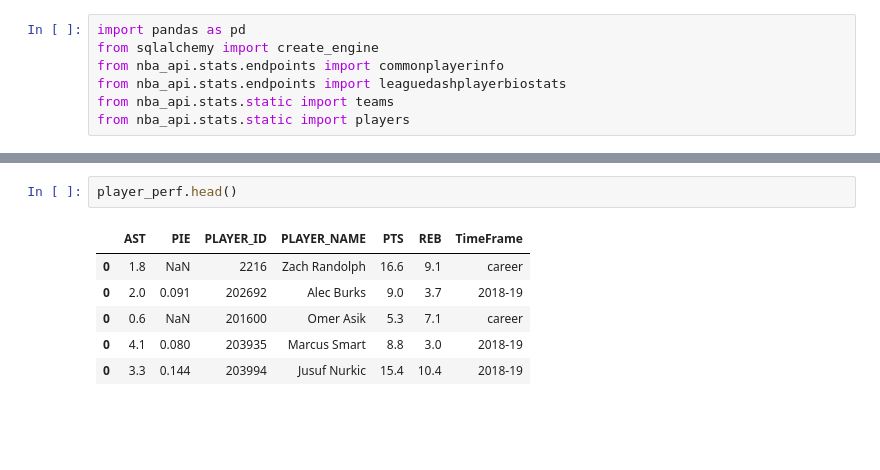
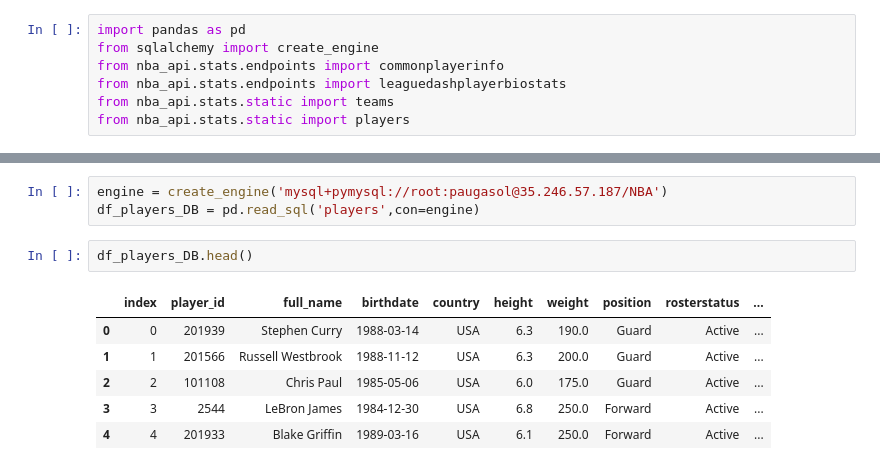
Before and after one commit to adriaferrer/Project3, a Jupyter notebook: Players_info.ipynb, the cells around one changed output, grey strips where cells are left out. Saved outputs shown, nothing was run; the diff lists cells and outputs as text; blank space fills up the shorter version.

Commit message:
tema info in players table

```diff
--- a/Players_info.ipynb
+++ b/Players_info.ipynb
@@ -66,9 +81,12 @@ To retain the current behavior and silence the warning, pass 'sort=True'.
+# %%
+engine = create_engine('mysql+pymysql://root:paugasol@35.246.57.187/NBA')
+df_players_DB = pd.read_sql('players',con=engine)
 # %%
-player_perf.head()
+df_players_DB.head()
 # %% [output]
-|  | AST | PIE | PLAYER_ID | PLAYER_NAME | PTS | REB | TimeFrame |
-| 0 | 1.8 | NaN | 2216 | Zach Randolph | 16.6 | 9.1 | career |
-| 0 | 2.0 | 0.091 | 202692 | Alec Burks | 9.0 | 3.7 | 2018-19 |
-| 0 | 0.6 | NaN | 201600 | Omer Asik | 5.3 | 7.1 | career |
-| 0 | 4.1 | 0.080 | 203935 | Marcus Smart | 8.8 | 3.0 | 2018-19 |
-| 0 | 3.3 | 0.144 | 203994 | Jusuf Nurkic | 15.4 | 10.4 | 2018-19 |
+|  | index | player_id | full_name | birthdate | country | height | weight | position | rosterstatus | ... |
+| 0 | 0 | 201939 | Stephen Curry | 1988-03-14 | USA | 6.3 | 190.0 | Guard | Active | ... |
+| 1 | 1 | 201566 | Russell Westbrook | 1988-11-12 | USA | 6.3 | 200.0 | Guard | Active | ... |
+| 2 | 2 | 101108 | Chris Paul | 1985-05-06 | USA | 6.0 | 175.0 | Guard | Active | ... |
+| 3 | 3 | 2544 | LeBron James | 1984-12-30 | USA | 6.8 | 250.0 | Forward | Active | ... |
+| 4 | 4 | 201933 | Blake Griffin | 1989-03-16 | USA | 6.1 | 250.0 | Forward | Active | ... |
```
Also changed, not shown: parts of 23 cells of this notebook.
